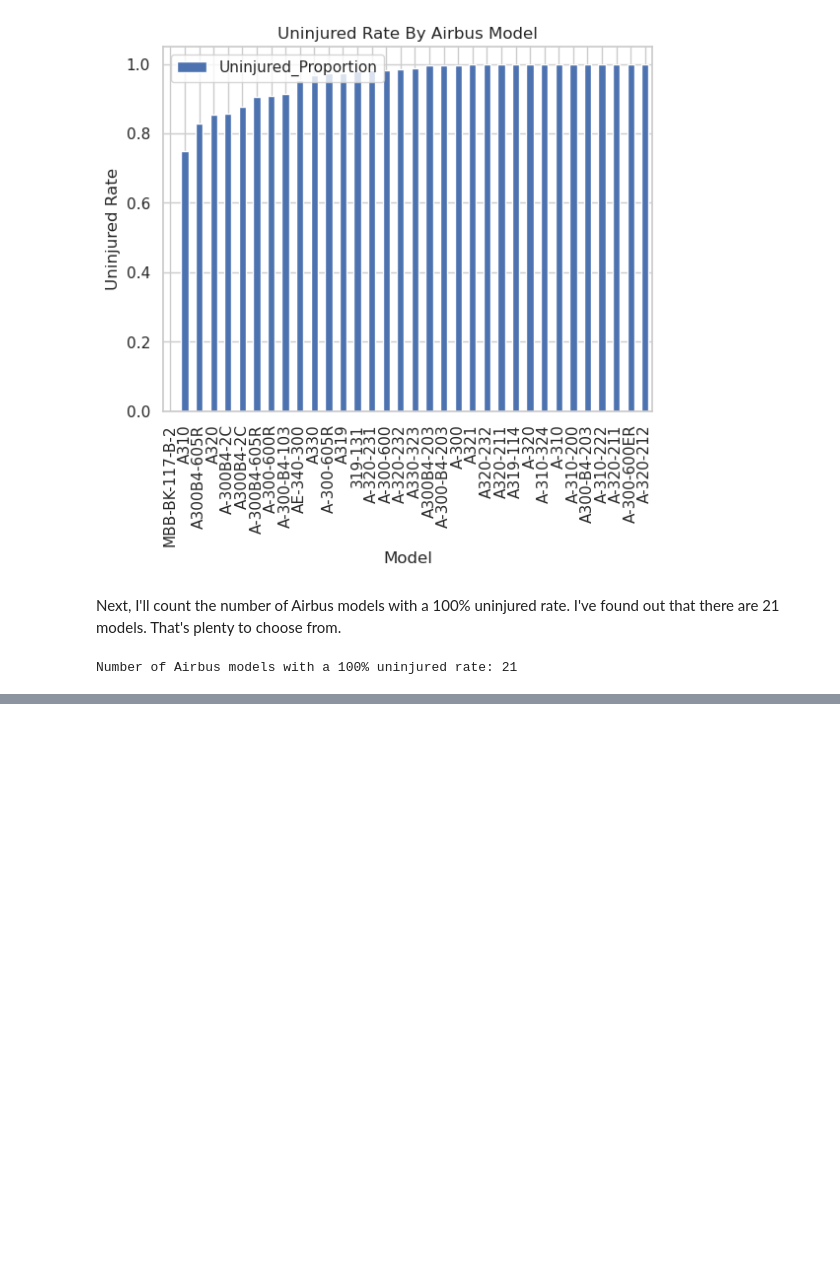
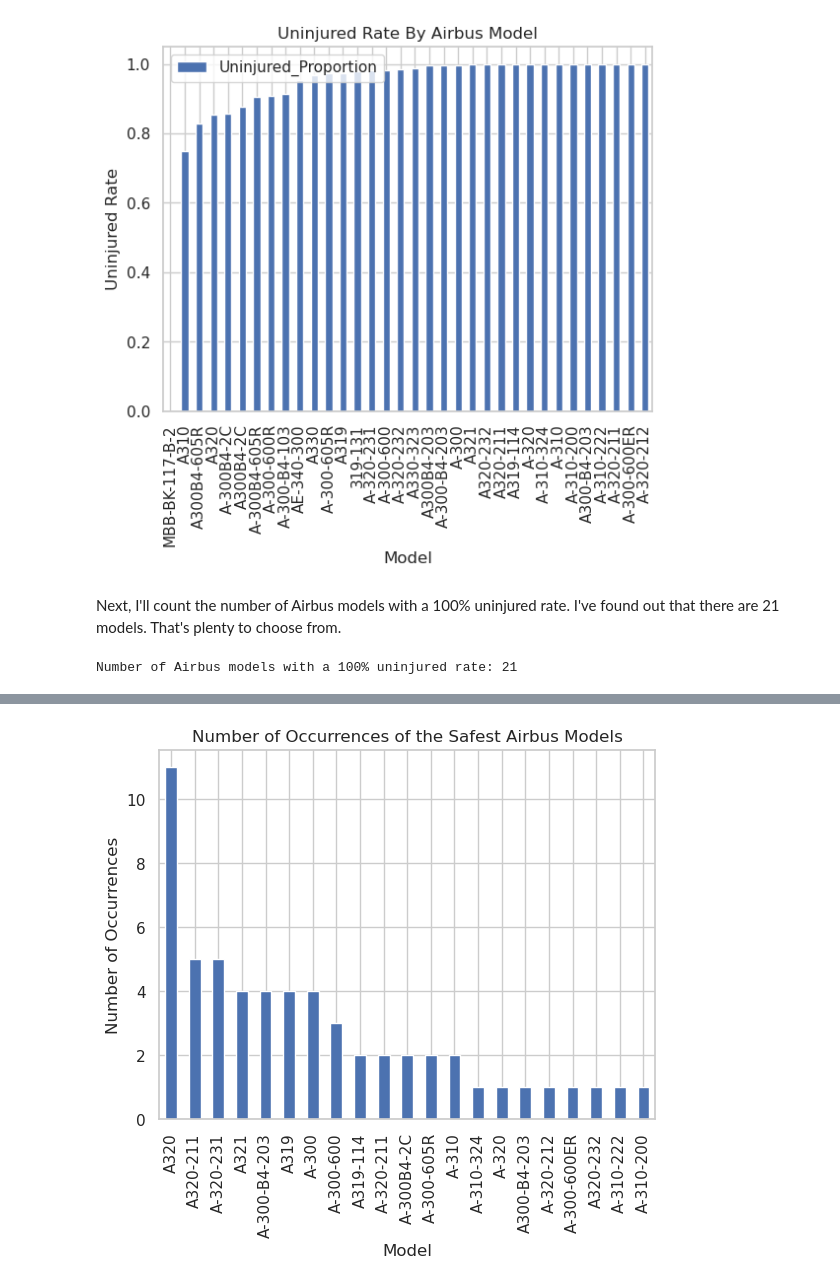
Before and after one commit to kev065/aviation-accidents, a Jupyter notebook: index.ipynb, the cells around one changed output, grey strips where cells are left out. Cells and saved outputs as stored; diff of their text form; code cells hidden in the pictures; blank space fills up the shorter version.

Commit message:
Add bar chart for occurrences in the 21 safest Airbus models

```diff
--- a/index.ipynb
+++ b/index.ipynb
@@ -385,0 +390,12 @@ Number of Airbus models with a 100% uninjured rate: 21
+# %%
+# Gets the 21 safest Airbus models
+safest_airbus_models = uninjured_df['Model'].unique()
+
+# Filter the DataFrame for rows where 'Model' is in safest_airbus_models
+safest_airbus_models_count = filtered_df[filtered_df['Model'].isin(safest_airbus_models)]
+
+# Plots the number of occurrences of each of the safest Airbus models
+ax = safest_airbus_models_count['Model'].value_counts().plot(kind='bar')
+ax.set(xlabel='Model', ylabel='Number of Occurrences', title='Number of Occurrences of the Safest Airbus Models');
+# %% [output]
+[figure, added]
```
Also changed, not shown: parts of 1 cell of this notebook.
